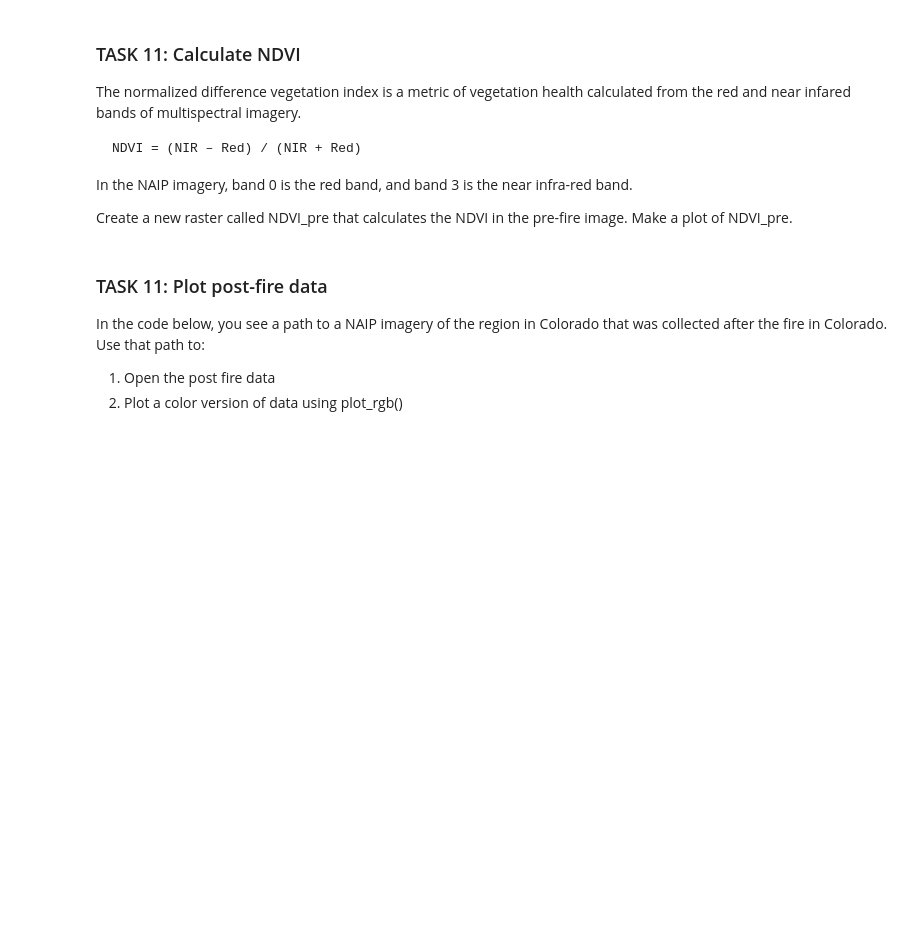
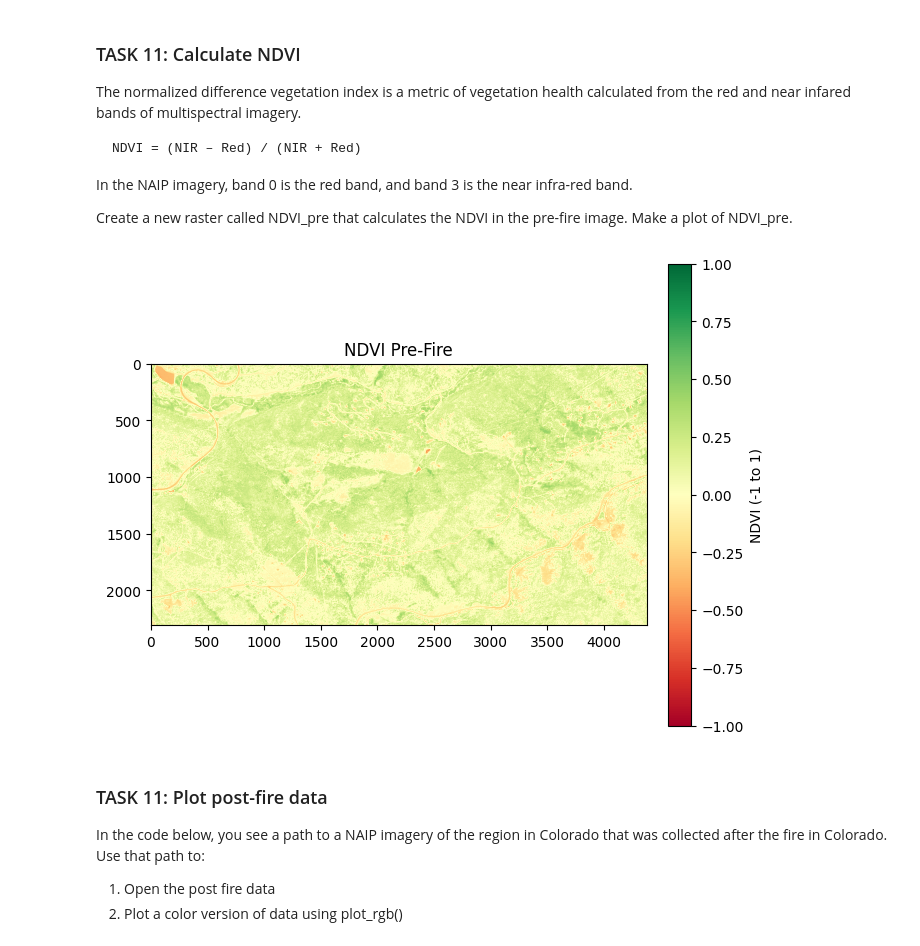
Before and after one commit to robisha-vice/WaterDig, a Jupyter notebook: CodeSprints/RasterData101.ipynb, the cells around one changed output. Saved outputs shown, nothing was run; the diff lists cells and outputs as text; code cells hidden in the pictures; blank space fills up the shorter version.

```diff
--- a/CodeSprints/RasterData101.ipynb
+++ b/CodeSprints/RasterData101.ipynb
@@ -582,3 +581,34 @@ NIR_pre_fire=naip_pre_fire[3]
+# %%
+red_pre_fire=naip_pre_fire[0]
+NIR_pre_fire=naip_pre_fire[3]
+
+# Task 11: create NDVI_pre
+
+# 1) Cast to float so division works correctly
+red = red_pre_fire.astype("float32")
+nir = NIR_pre_fire.astype("float32")
+
+# 2) Compute NDVI = (NIR - Red) / (NIR + Red)
+num = nir - red
+den = nir + red
+
+import numpy as np
+with np.errstate(divide='ignore', invalid='ignore'):
+    NDVI_pre = num / den
+
+# 3) Replace non-finite results with NaN (optional but helpful)
+NDVI_pre = np.where(np.isfinite(NDVI_pre), NDVI_pre, np.nan)
+# %%
+#Task 11: plot NDVI_pre
+import matplotlib.pyplot as plt
+fig, ax = plt.subplots(figsize=(7, 6))
+im = ax.imshow(NDVI_pre, cmap="RdYlGn", vmin=-1, vmax=1)
+ax.set_title("NDVI Pre-Fire")
+cbar = plt.colorbar(im, ax=ax, fraction=0.046, pad=0.04)
+cbar.set_label("NDVI (-1 to 1)")
+plt.show()
+# %% [output]
+[figure, added]
 # %% [markdown]
 ### TASK 11: Plot post-fire data
 In the code below, you see a path to a NAIP imagery of the region in Colorado that was collected after the fire in Colorado. Use that path to:
```
Also changed, not shown: parts of 9 cells of this notebook.
